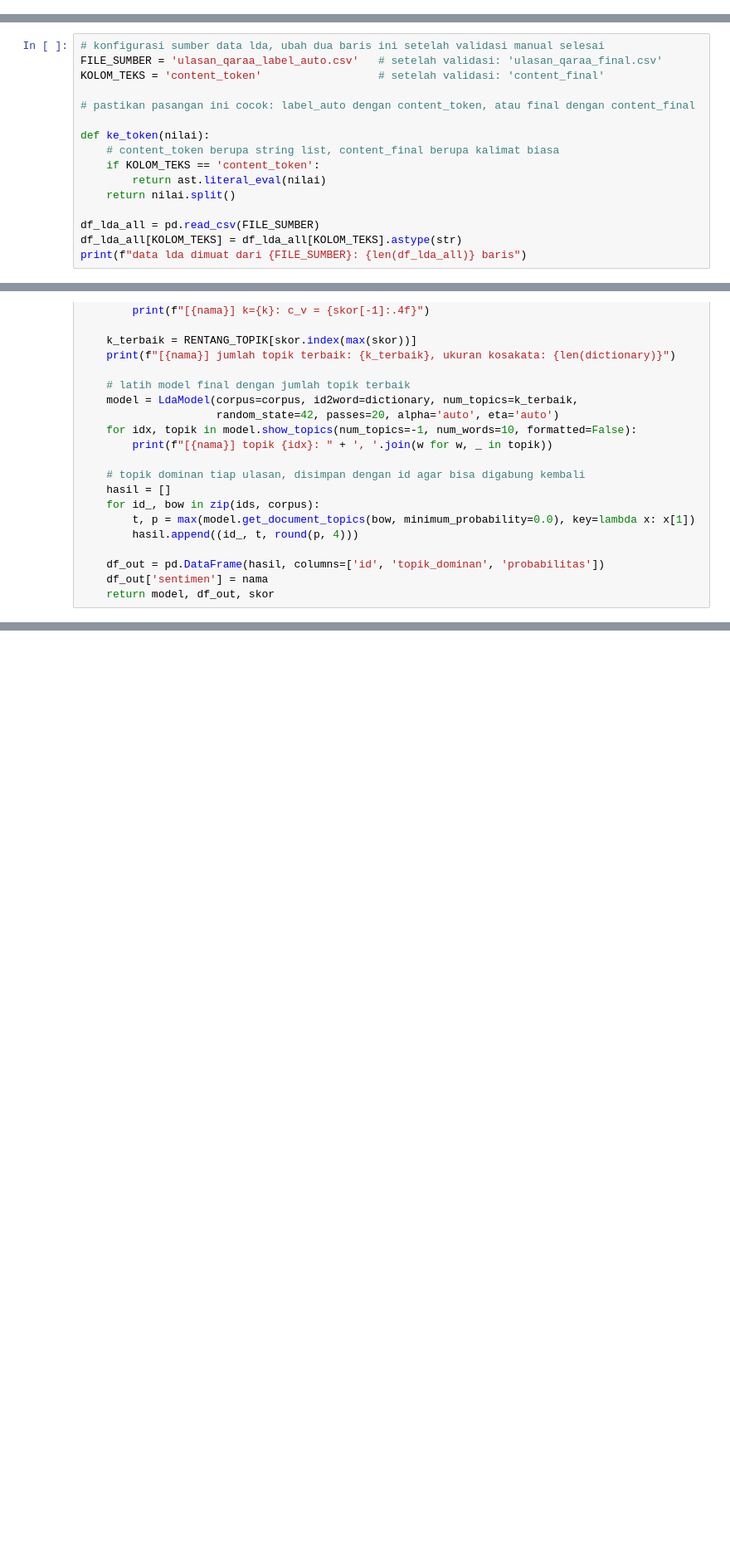
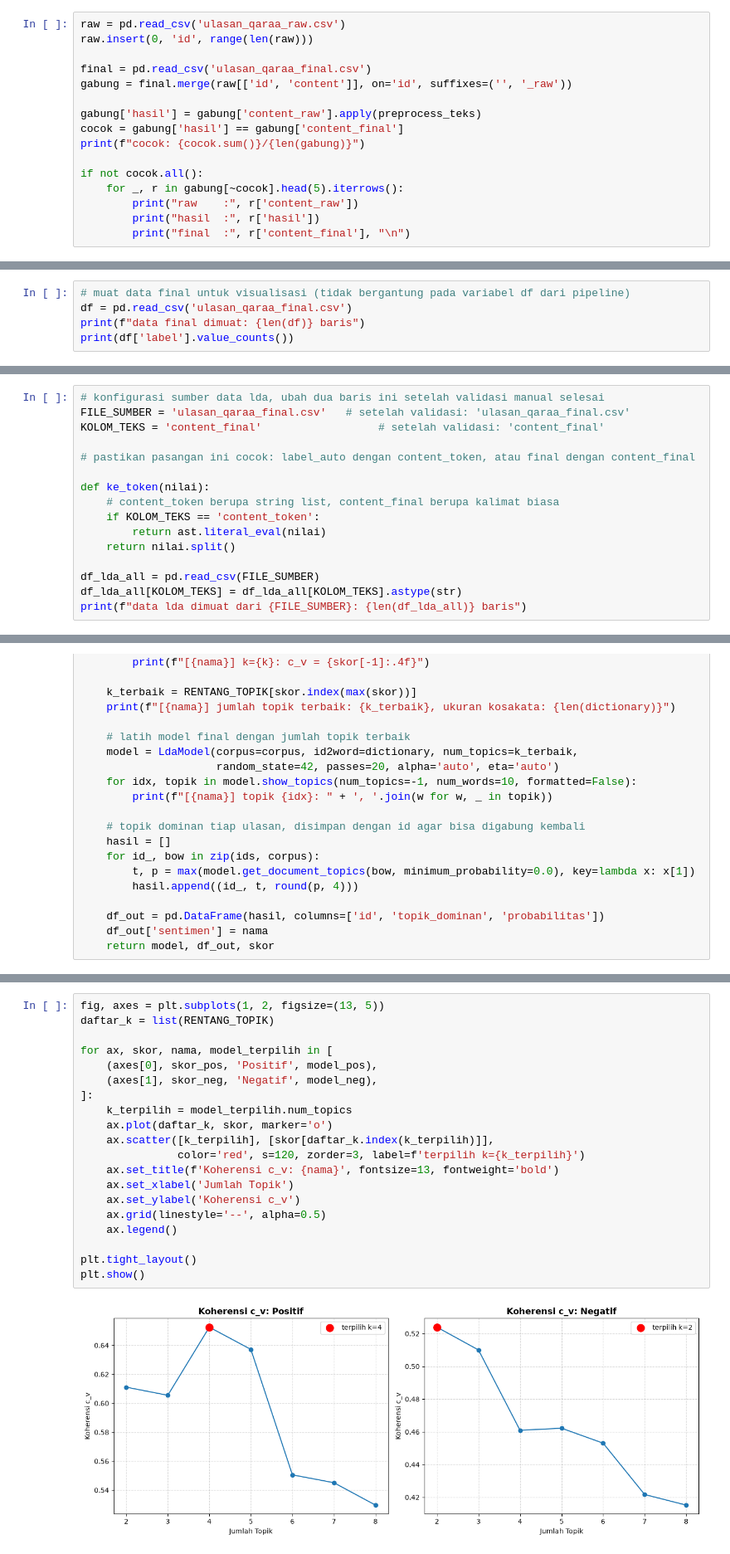
Before and after one commit to mmryd/qaraa-sentiment-analysis-topic-modeling, a Jupyter notebook: ulasan-qaraa.ipynb, the cells around one changed output, grey strips where cells are left out. Shown at 83% size. Saved outputs shown, nothing was run; the diff lists cells and outputs as text; blank space fills up the shorter version.

```diff
--- a/ulasan-qaraa.ipynb
+++ b/ulasan-qaraa.ipynb
@@ -19,0 +33,16 @@ from sklearn.metrics import classification_report, confusion_matrix, ConfusionMa
+# %%
+raw = pd.read_csv('ulasan_qaraa_raw.csv')
+raw.insert(0, 'id', range(len(raw)))
+
+final = pd.read_csv('ulasan_qaraa_final.csv')
+gabung = final.merge(raw[['id', 'content']], on='id', suffixes=('', '_raw'))
+
+gabung['hasil'] = gabung['content_raw'].apply(preprocess_teks)
+cocok = gabung['hasil'] == gabung['content_final']
+print(f"cocok: {cocok.sum()}/{len(gabung)}")
+
+if not cocok.all():
+    for _, r in gabung[~cocok].head(5).iterrows():
+        print("raw    :", r['content_raw'])
+        print("hasil  :", r['hasil'])
+        print("final  :", r['content_final'], "\n")
@@ -549,0 +406,5 @@ print(f"jumlah data final siap olah: {len(df)}")
+# %%
+# muat data final untuk visualisasi (tidak bergantung pada variabel df dari pipeline)
+df = pd.read_csv('ulasan_qaraa_final.csv')
+print(f"data final dimuat: {len(df)} baris")
+print(df['label'].value_counts())
@@ -648,8 +522,8 @@ plt.tight_layout()
 ## Topic Modeling LDA
 # %%
 # konfigurasi sumber data lda, ubah dua baris ini setelah validasi manual selesai
-FILE_SUMBER = 'ulasan_qaraa_label_auto.csv'   # setelah validasi: 'ulasan_qaraa_final.csv'
-KOLOM_TEKS = 'content_token'                  # setelah validasi: 'content_final'
+FILE_SUMBER = 'ulasan_qaraa_final.csv'   # setelah validasi: 'ulasan_qaraa_final.csv'
+KOLOM_TEKS = 'content_final'                  # setelah validasi: 'content_final'
 
 # pastikan pasangan ini cocok: label_auto dengan content_token, atau final dengan content_final
 
@@ -739 +639,23 @@ positif   0                 905
 dtype: int64
+# %%
+fig, axes = plt.subplots(1, 2, figsize=(13, 5))
+daftar_k = list(RENTANG_TOPIK)
+
+for ax, skor, nama, model_terpilih in [
+    (axes[0], skor_pos, 'Positif', model_pos),
+    (axes[1], skor_neg, 'Negatif', model_neg),
+]:
+    k_terpilih = model_terpilih.num_topics
+    ax.plot(daftar_k, skor, marker='o')
+    ax.scatter([k_terpilih], [skor[daftar_k.index(k_terpilih)]],
+               color='red', s=120, zorder=3, label=f'terpilih k={k_terpilih}')
+    ax.set_title(f'Koherensi c_v: {nama}', fontsize=13, fontweight='bold')
+    ax.set_xlabel('Jumlah Topik')
+    ax.set_ylabel('Koherensi c_v')
+    ax.grid(linestyle='--', alpha=0.5)
+    ax.legend()
+
+plt.tight_layout()
+plt.show()
+# %% [output]
+[figure, added]
```
Also changed, not shown: parts of 33 cells of this notebook, 4 other files.
